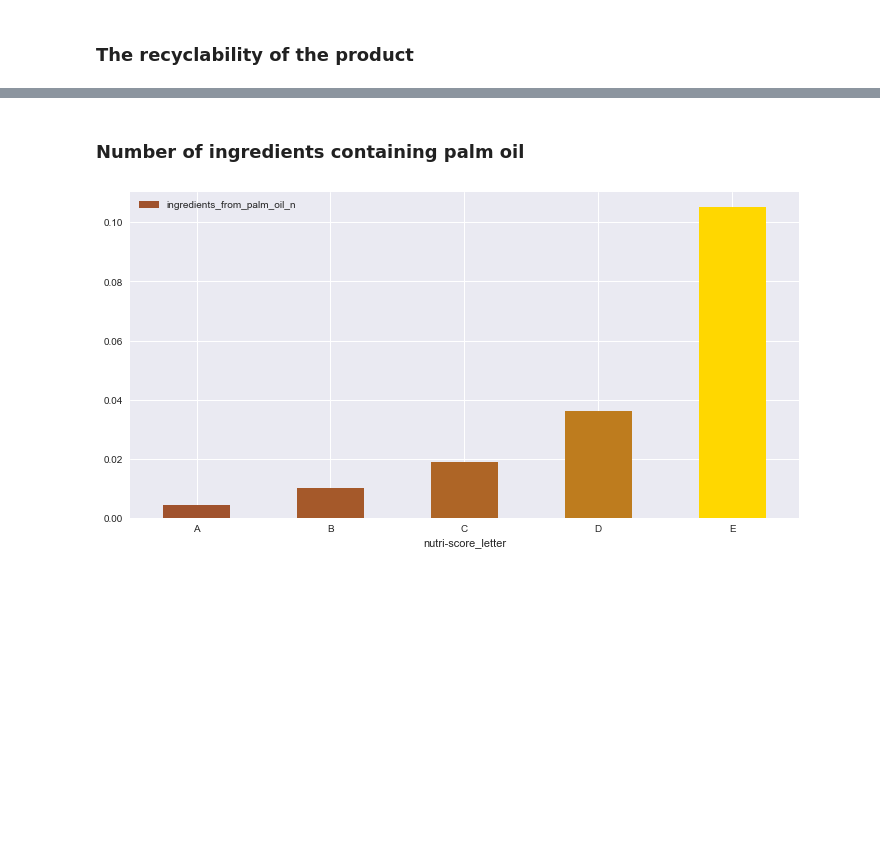
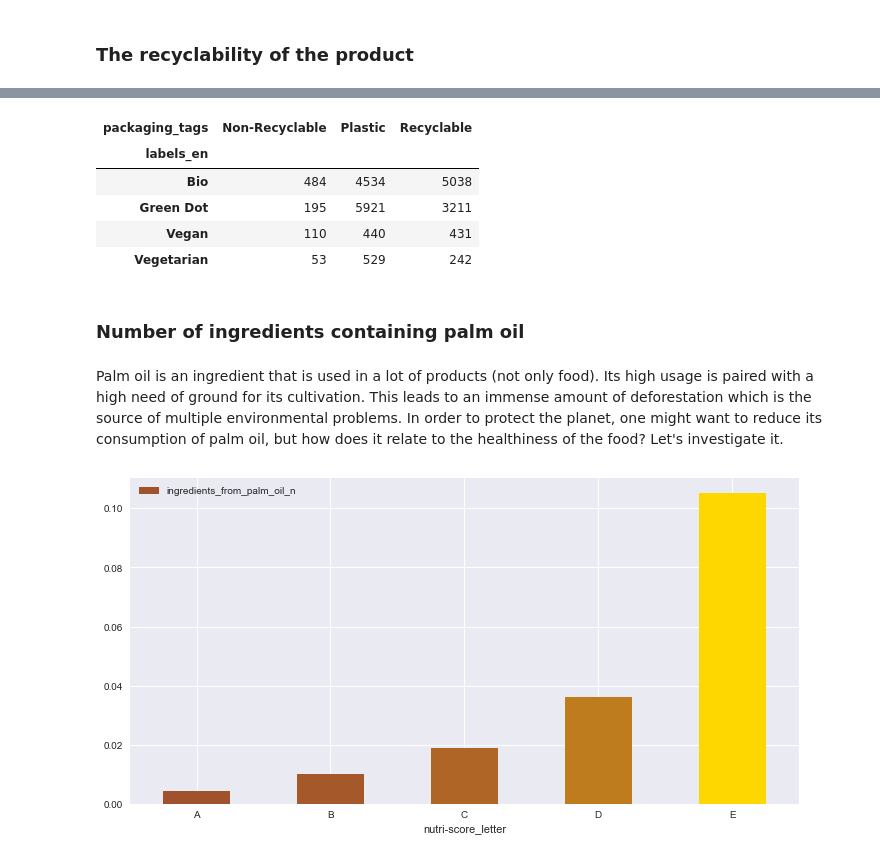
Before and after one commit to Painguin/smart_rams_project, a Jupyter notebook: Project.ipynb, the cells around one changed output, grey strips where cells are left out. Cells and saved outputs as stored; diff of their text form; code cells hidden in the pictures; blank space fills up the shorter version.

```diff
--- a/Project.ipynb
+++ b/Project.ipynb
@@ -647,5 +646,21 @@ nutri_pack.loc['E'].plot.pie(ax=plt.subplot(235), title='Packaging Score E');
+# %%
+main_labels = ['Bio', 'Vegan', 'Green Dot', 'Vegetarian']
+main_packagings_labels_data = main_packagings_data.query('labels_en in @main_labels')
+# %%
+labels_pack = main_packagings_labels_data.reset_index().groupby(['labels_en', 'packaging_tags']).count()[['index']]\
+             .reset_index().pivot(index='labels_en', columns='packaging_tags', values='index')
+labels_pack
+# %% [output]
+| packaging_tags | Non-Recyclable | Plastic | Recyclable |
+| labels_en |  |  |  |
+| Bio | 484 | 4534 | 5038 |
+| Green Dot | 195 | 5921 | 3211 |
+| Vegan | 110 | 440 | 431 |
+| Vegetarian | 53 | 529 | 242 |
 # %% [markdown]
 ### Number of ingredients containing palm oil
+# %% [markdown]
+Palm oil is an ingredient that is used in a lot of products (not only food). Its high usage is paired with a high need of ground for its cultivation. This leads to an immense amount of deforestation which is the source of multiple environmental problems. In order to protect the planet, one might want to reduce its consumption of palm oil, but how does it relate to the healthiness of the food? Let's investigate it.
 # %%
 nutri_palm = data[['nutri-score_letter', 'ingredients_from_palm_oil_n']].groupby('nutri-score_letter').mean()
 may_nutri_palm = data[['nutri-score_letter', 'ingredients_that_may_be_from_palm_oil_n']].groupby('nutri-score_letter').mean()
```
Also changed, not shown: parts of 21 cells of this notebook.
